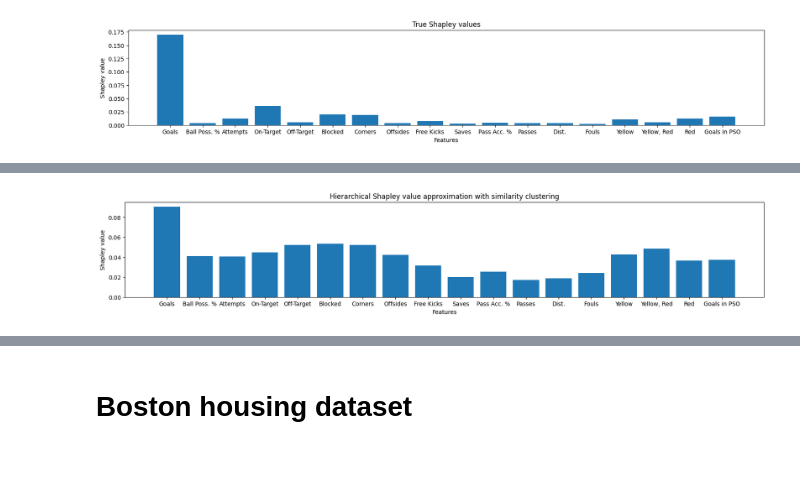
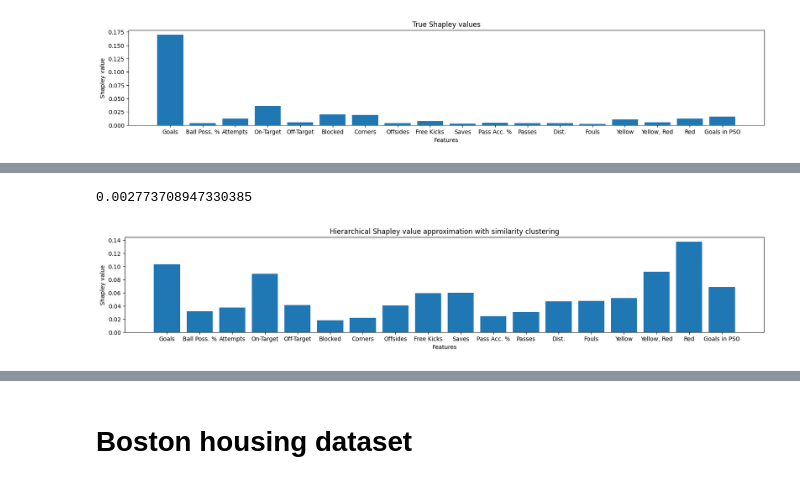
Before and after one commit to maximedidasca/hierarchical_shapley_approx, a Jupyter notebook: algo.ipynb, the cells around one changed output, grey strips where cells are left out. Drawn from its saved outputs; the diff is of its cells as text; code cells hidden in the pictures.

```diff
--- a/algo.ipynb
+++ b/algo.ipynb
@@ -178,16 +178,16 @@ plt.show()
 # %% [markdown]
 # K-means splitting algo
 # %%
-def main2(X, y, model, beta, k, num_loops = 1):
-    X2, y2, shap = divisive_shap_approx_knn(X, y, model, beta, 1, 1, k, num_loops)
-    w = sum(shap)
+def main_knn(X, y, model, beta, k, num_loops = 1):
+    X2, y2, shapley = divisive_shap_approx_knn(X, y, model, beta, 1, 1, k, num_loops)
+    w = sum(shapley)
     vN = value(X, y, model)
     if w != vN:
         if w == 0:
-            shap = np.array([vN/X.shape[1]]*X.shape[1])
+            shapley = np.array([vN/X.shape[1]]*X.shape[1])
         gamma = vN/w
-        shap = shap*gamma
-    return (X2, y2, shap)
+        shapley = shapley*gamma
+    return (X2, y2, shapley)
 def divisive_shap_approx_knn(X, y, model, beta, gamma_n, gamma_d, k, num_loops):
     if X.shape[1] > max(np.emath.logn(beta, n), k):
 
@@ -211,9 +211,9 @@ def divisive_shap_approx_knn(X, y, model, beta, gamma_n, gamma_d, k, num_loops):
                                                num_loops) for Xi, yi in split_S])
 
     else:
-        shap = shapley_true(X, y, model)
-        shap = shap*gamma_n/gamma_d
-        return (X, y, shap)
+        shapley = shapley_true(X, y, model)
+        shapley = shapley*gamma_n/gamma_d
+        return (X, y, shapley)
 
 def partition_knn(X,y,k):
 
@@ -447,10 +687,43 @@ plt.show()
-# %%
-# Plotting
-plt.figure(figsize=(20, 3))  # Adjust the figure size as desired
-plt.bar(FIFA_cols, shap_knn)
-plt.xlabel('Features')
-plt.ylabel('Shapley value')
-plt.title('Hierarchical Shapley value approximation with similarity clustering')
-plt.show()
-# %% [output]
-[figure, removed]
+# %%
+%%time
+
+reg = LogisticRegression()
+n = X_train.shape[1]
+X2, y2, shap_knn = main_knn(np.array(X_train), np.array(y_train), reg, n**(1/np.sqrt(n)),2, 1)
+
+loops = 5
+shap_reordered = np.zeros(n)
+for _ in range(loops):
+    X2, y2, shap_knn = main_vfl(X_train, y_train, reg, n**(1/np.sqrt(n)),2)
+
+    column_permutation = []
+    for col in range(n):
+        for col2 in range(n):
+            if np.array_equal(X_train[:, col], X2[:, col2]):
+                column_permutation.append(col2)
+                break
+
+    shap_reordered += shap_knn[column_permutation]
+
+#shap_reordered /= loops
+shap_reordered /= sum(shap_reordered)
+
+#print(shap_knn)
+mse_knn = mean_squared_error(true_shapley, shap_reordered)
+rmse_knn = np.sqrt(mse_knn)
+print(mse_knn)
+
+cosine_sim = cosine_similarity([true_shapley], [shap_reordered])[0][0]
+#print(cosine_sim)
+#plt.plot(shap_knn)
+
+# Plotting
+plt.figure(figsize=(20, 3))  # Adjust the figure size as desired
+plt.bar(FIFA_cols, shap_reordered)
+plt.xlabel('Features')
+plt.ylabel('Shapley value')
+plt.title('Hierarchical Shapley value approximation with similarity clustering')
+plt.show()
+# %% [output]
+0.002773708947330385
+[figure, added]
```
Also changed, not shown: parts of 32 cells of this notebook.
